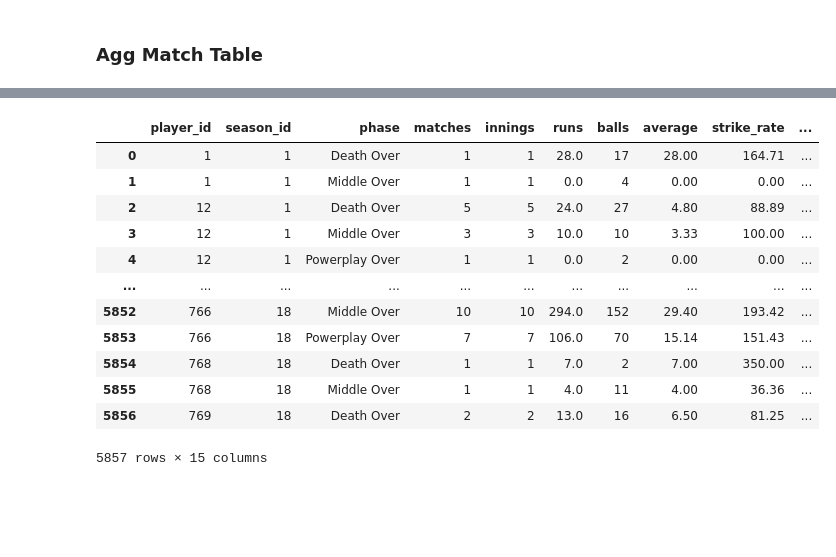
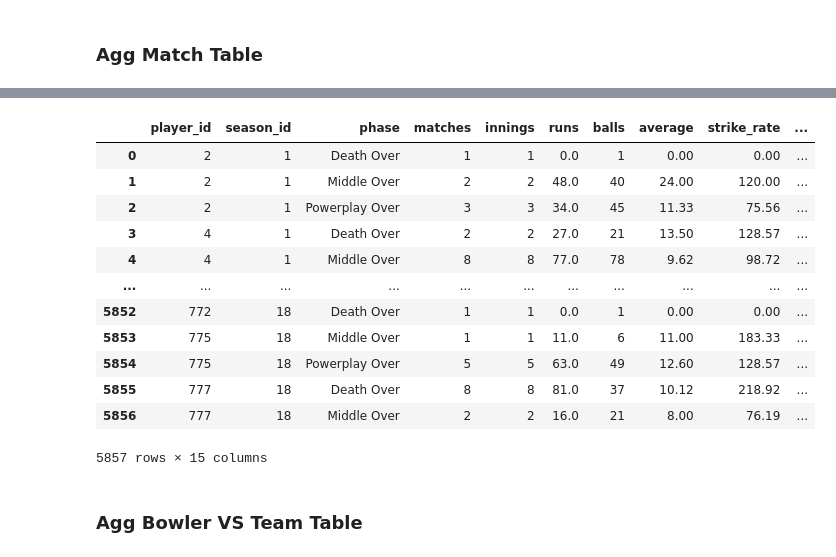
Before and after one commit to dsang18/IPL-Chatbot, a Jupyter notebook: Data-Analysis.ipynb, the cells around one changed output, grey strips where cells are left out. Drawn from its saved outputs; the diff is of its cells as text; code cells hidden in the pictures; blank space fills up the shorter version.

```diff
--- a/Data-Analysis.ipynb
+++ b/Data-Analysis.ipynb
@@ -402,10 +407,11 @@ print(all_venue_names)
 # %% [output]
 ['ARUN JAITLEY STADIUM', 'BARABATI STADIUM', 'BARSAPARA CRICKET STADIUM', 'BHARAT RATNA SHRI ATAL BIHARI VAJPAYEE EKANA CRICKET STADIUM', 'BRABOURNE STADIUM', 'BUFFALO PARK', 'DE BEERS DIAMOND OVAL',  ...
 # %%
-venue_dim_table = cleaned_ipl_data[[city_column, stadium_column]].drop_duplicates().sort_values(city_column).reset_index(drop=True)
+venue_dim_table = cleaned_ipl_data[[city_column, stadium_column]].drop_duplicates(subset=["venue"]).sort_values(city_column).reset_index(drop=True)
 venue_dim_table["venue_id"] = range(1, len(venue_dim_table) + 1)
 
 venue_dim_table = venue_dim_table[["venue_id", stadium_column, city_column]]
 print(f"Built venue Dimension table with size - {venue_dim_table.shape}")
+
 venue_dim_table
 # %% [output]
@@ -499,0 +506,3 @@ match_dim_table[match_dim_table['match_id'].isin(single_entries)]
+# %%
+match_dim_table = match_dim_table.drop_duplicates(subset=["match_id"], keep="last")
+match_dim_table
@@ -1621,35 +1673,35 @@ for season_id,vals in match_dim_table.groupby(["season_id"]):
 # %%
-agg_player_vs_phase = pd.DataFrame()
+agg_batter_vs_phase = pd.DataFrame()
 
-agg_player_vs_phase["player_id"] = player_id_col
-agg_player_vs_phase["season_id"] = season_id_col
-agg_player_vs_phase["phase"] = phase_col
-agg_player_vs_phase["matches"] = matches_col
-agg_player_vs_phase["innings"] = innings_col
-agg_player_vs_phase["runs"] = runs_col
-agg_player_vs_phase["balls"] = balls_col
-agg_player_vs_phase["average"] = average_col
-agg_player_vs_phase["strike_rate"] = strike_rate_col
-agg_player_vs_phase["highest_score"] = highest_score_col
-agg_player_vs_phase["fours"] = fours_col
-agg_player_vs_phase["sixes"] = sixes_col
-agg_player_vs_phase["dismissals"] = dismissals_col
-agg_player_vs_phase["dot_ball_pct"] = dot_ball_pct_col
-agg_player_vs_phase["boundary_pct"] = boundary_pct_col
+agg_batter_vs_phase["player_id"] = player_id_col
+agg_batter_vs_phase["season_id"] = season_id_col
+agg_batter_vs_phase["phase"] = phase_col
+agg_batter_vs_phase["matches"] = matches_col
+agg_batter_vs_phase["innings"] = innings_col
+agg_batter_vs_phase["runs"] = runs_col
+agg_batter_vs_phase["balls"] = balls_col
+agg_batter_vs_phase["average"] = average_col
+agg_batter_vs_phase["strike_rate"] = strike_rate_col
+agg_batter_vs_phase["highest_score"] = highest_score_col
+agg_batter_vs_phase["fours"] = fours_col
+agg_batter_vs_phase["sixes"] = sixes_col
+agg_batter_vs_phase["dismissals"] = dismissals_col
+agg_batter_vs_phase["dot_ball_pct"] = dot_ball_pct_col
+agg_batter_vs_phase["boundary_pct"] = boundary_pct_col
 # %%
-agg_player_vs_phase
+agg_batter_vs_phase
 # %% [output]
 |  | player_id | season_id | phase | matches | innings | runs | balls | average | strike_rate | ... |
-| 0 | 1 | 1 | Death Over | 1 | 1 | 28.0 | 17 | 28.00 | 164.71 | ... |
-| 1 | 1 | 1 | Middle Over | 1 | 1 | 0.0 | 4 | 0.00 | 0.00 | ... |
-| 2 | 12 | 1 | Death Over | 5 | 5 | 24.0 | 27 | 4.80 | 88.89 | ... |
-| 3 | 12 | 1 | Middle Over | 3 | 3 | 10.0 | 10 | 3.33 | 100.00 | ... |
-| 4 | 12 | 1 | Powerplay Over | 1 | 1 | 0.0 | 2 | 0.00 | 0.00 | ... |
+| 0 | 2 | 1 | Death Over | 1 | 1 | 0.0 | 1 | 0.00 | 0.00 | ... |
+| 1 | 2 | 1 | Middle Over | 2 | 2 | 48.0 | 40 | 24.00 | 120.00 | ... |
+| 2 | 2 | 1 | Powerplay Over | 3 | 3 | 34.0 | 45 | 11.33 | 75.56 | ... |
+| 3 | 4 | 1 | Death Over | 2 | 2 | 27.0 | 21 | 13.50 | 128.57 | ... |
+| 4 | 4 | 1 | Middle Over | 8 | 8 | 77.0 | 78 | 9.62 | 98.72 | ... |
 | ... | ... | ... | ... | ... | ... | ... | ... | ... | ... | ... |
-| 5852 | 766 | 18 | Middle Over | 10 | 10 | 294.0 | 152 | 29.40 | 193.42 | ... |
-| 5853 | 766 | 18 | Powerplay Over | 7 | 7 | 106.0 | 70 | 15.14 | 151.43 | ... |
-| 5854 | 768 | 18 | Death Over | 1 | 1 | 7.0 | 2 | 7.00 | 350.00 | ... |
-| 5855 | 768 | 18 | Middle Over | 1 | 1 | 4.0 | 11 | 4.00 | 36.36 | ... |
-| 5856 | 769 | 18 | Death Over | 2 | 2 | 13.0 | 16 | 6.50 | 81.25 | ... |
+| 5852 | 772 | 18 | Death Over | 1 | 1 | 0.0 | 1 | 0.00 | 0.00 | ... |
+| 5853 | 775 | 18 | Middle Over | 1 | 1 | 11.0 | 6 | 11.00 | 183.33 | ... |
+| 5854 | 775 | 18 | Powerplay Over | 5 | 5 | 63.0 | 49 | 12.60 | 128.57 | ... |
+| 5855 | 777 | 18 | Death Over | 8 | 8 | 81.0 | 37 | 10.12 | 218.92 | ... |
+| 5856 | 777 | 18 | Middle Over | 2 | 2 | 16.0 | 21 | 8.00 | 76.19 | ... |
 5857 rows × 15 columns
 # %%
@@ -1656,0 +1709,2 @@ agg_player_vs_phase.to_csv("database-tables/agg-player-vs-phase.csv",index=False
+# %% [markdown]
+### Agg Bowler VS Team Table
```
Also changed, not shown: parts of 38 cells of this notebook, 24 other files.
